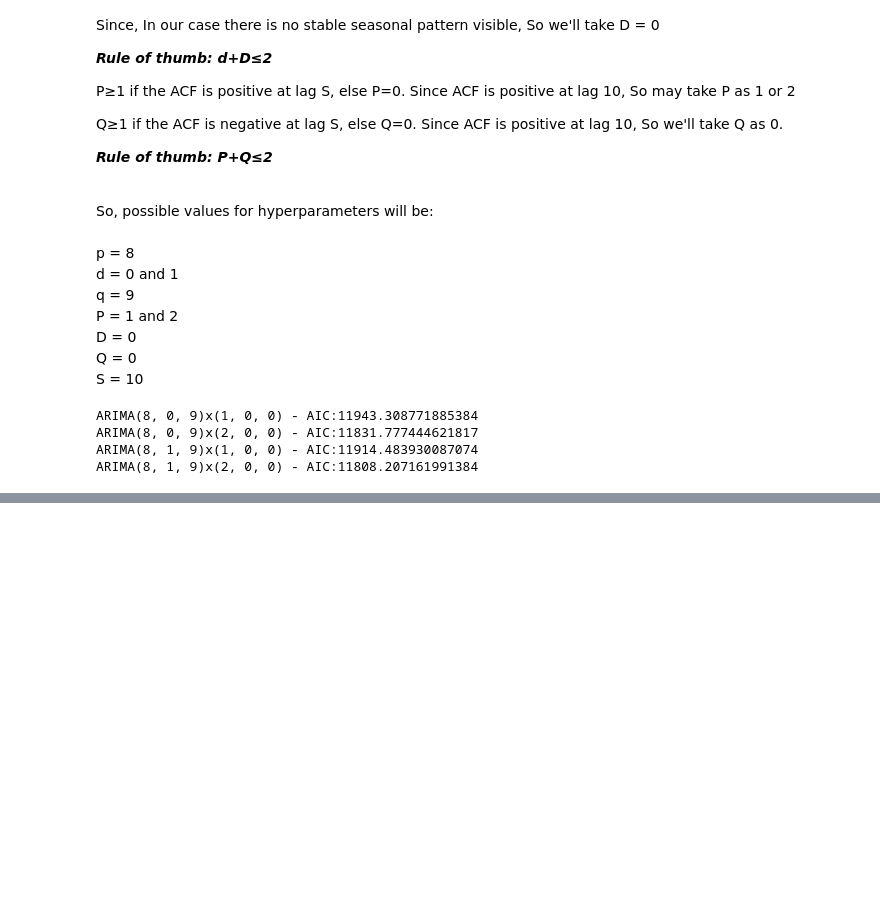
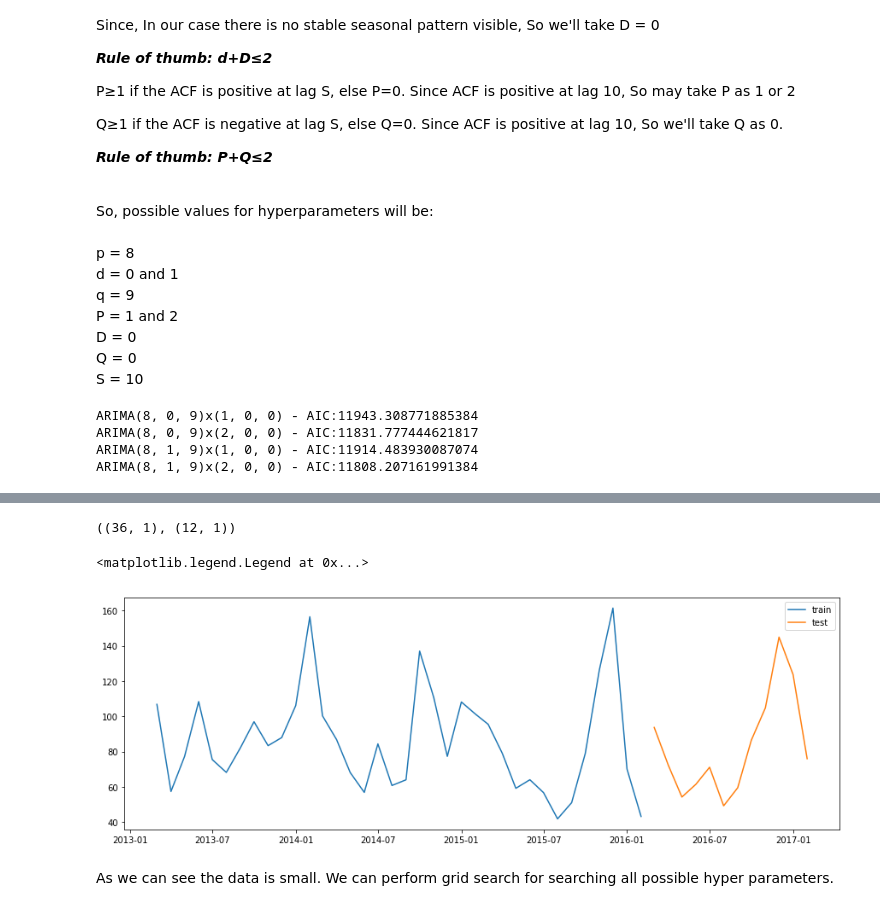
Before and after one commit to aishrock006/Capstone-Project, a Jupyter notebook: 2Data modeling with SARIMA.ipynb, the cells around one changed output, grey strips where cells are left out. Drawn from its saved outputs; the diff is of its cells as text; code cells hidden in the pictures; blank space fills up the shorter version.

```diff
--- a/2Data modeling with SARIMA.ipynb
+++ b/2Data modeling with SARIMA.ipynb
@@ -159,0 +183,3 @@ Let's us work on our monthly data now and see if we are able to get less AIC val
+# %%
+train_PM25 = pd.read_csv('dataset/monthly/train/train_PM2.5.csv', parse_dates = [0], index_col = [0])
+test_PM25 = pd.read_csv('dataset/monthly/test/test_PM2.5.csv', parse_dates = [0], index_col = [0])
@@ -159,0 +197,16 @@ Let's us work on our monthly data now and see if we are able to get less AIC val
+# %%
+# let's see the shape of our train-test data
+train_PM25.shape, test_PM25.shape
+# %% [output]
+((36, 1), (12, 1))
+# %%
+# lets plot the data
+plt.figure(figsize = (15,5))
+plt.plot(train_PM25)
+plt.plot(test_PM25)
+plt.legend(['train','test'])
+# %% [output]
+<matplotlib.legend.Legend at 0x...>
+[figure, added]
+# %% [markdown]
+As we can see the data is small. We can perform grid search for searching all possible hyper parameters.
```
Also changed, not shown: parts of 13 cells of this notebook.
